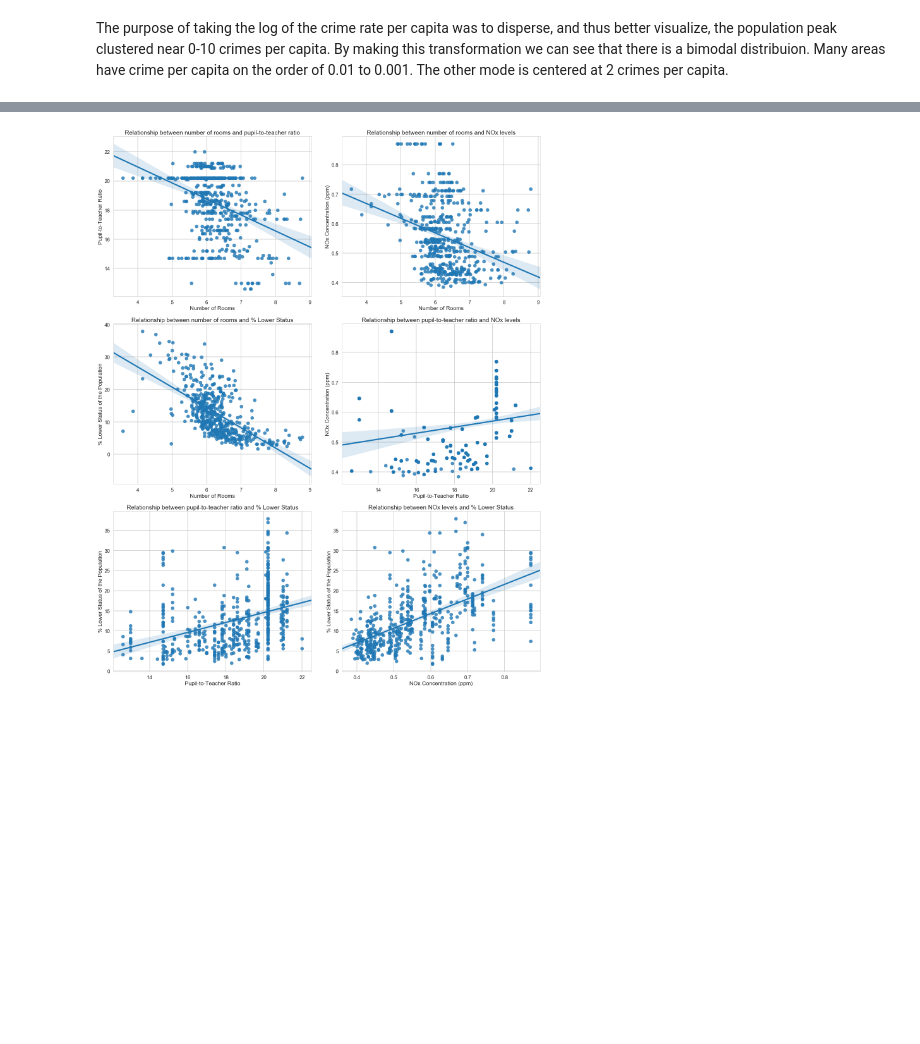
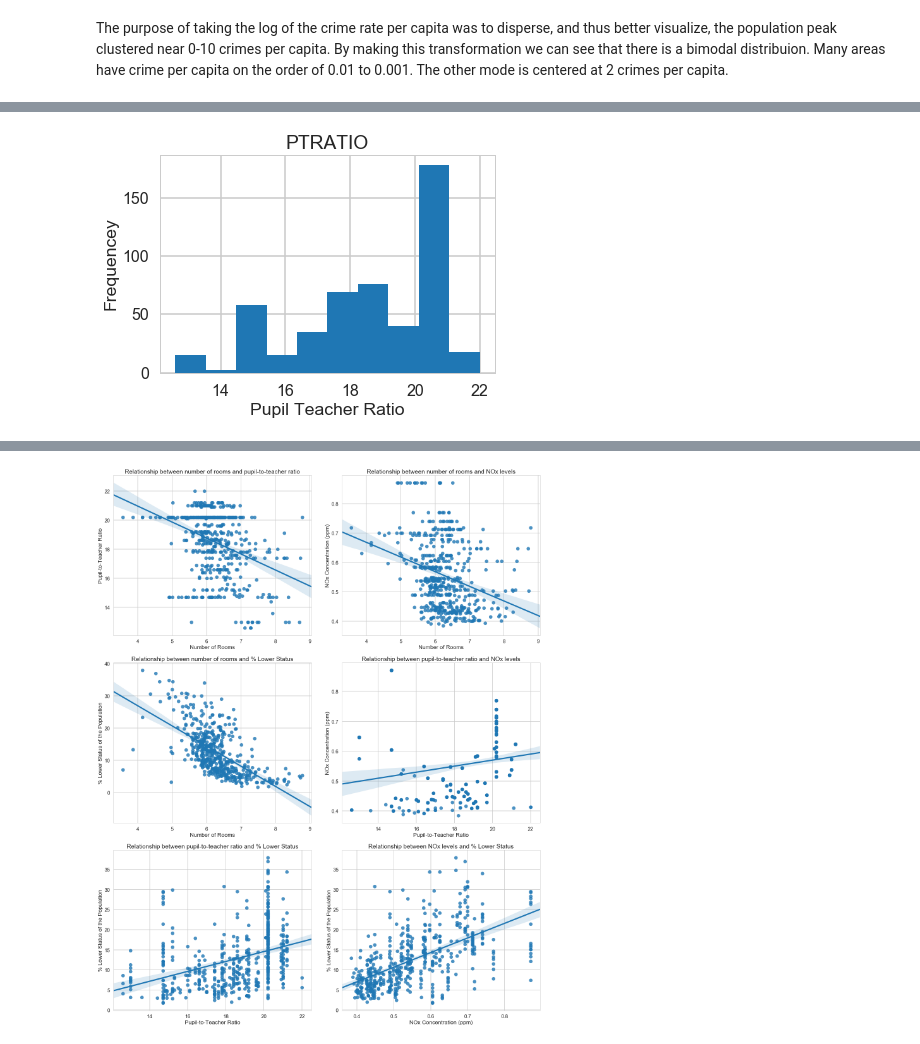
Before and after one commit to dipanjan123/machine-learning, a Jupyter notebook: Mini_Project_Linear_Regression.ipynb, the cells around one changed output, grey strips where cells are left out. Saved outputs shown, nothing was run; the diff lists cells and outputs as text; code cells hidden in the pictures; blank space fills up the shorter version.

```diff
--- a/Mini_Project_Linear_Regression.ipynb
+++ b/Mini_Project_Linear_Regression.ipynb
@@ -371,0 +382,8 @@ The purpose of taking the log of the crime rate per capita was to disperse, and
+# %%
+plt.hist(bos['PTRATIO'])
+plt.title("PTRATIO")
+plt.xlabel("Pupil Teacher Ratio")
+plt.ylabel("Frequencey")
+plt.show()
+# %% [output]
+[figure, added]
```
Also changed, not shown: parts of 18 cells of this notebook.
